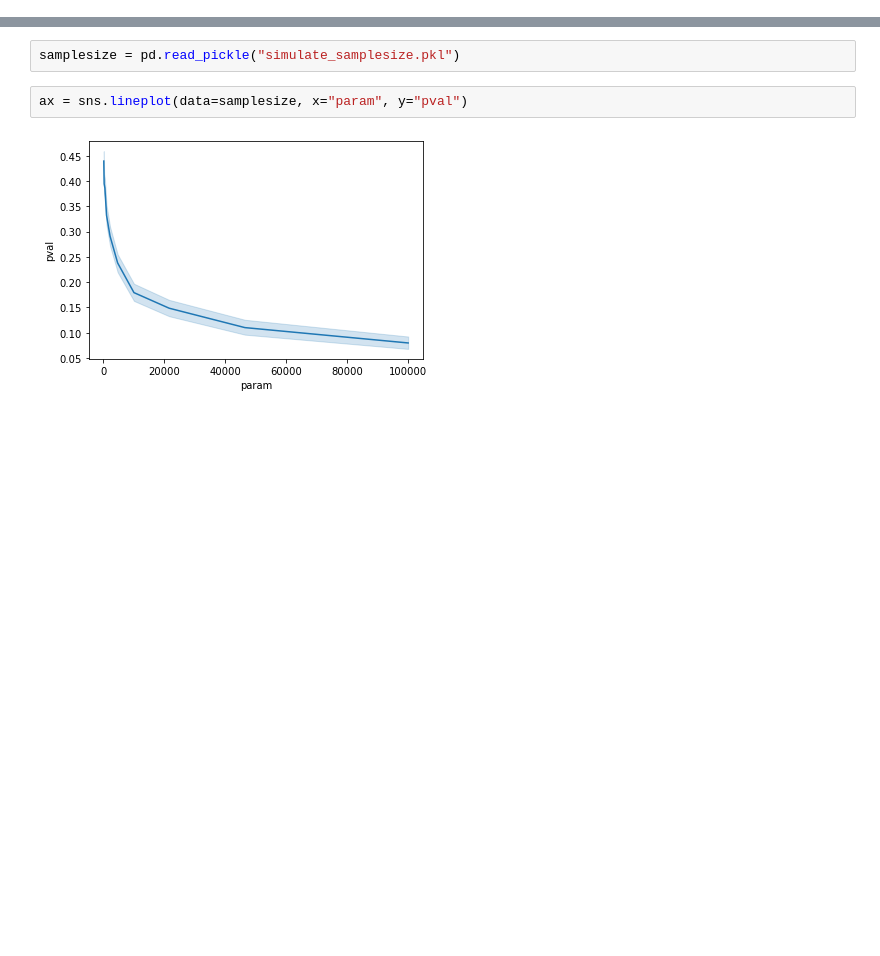
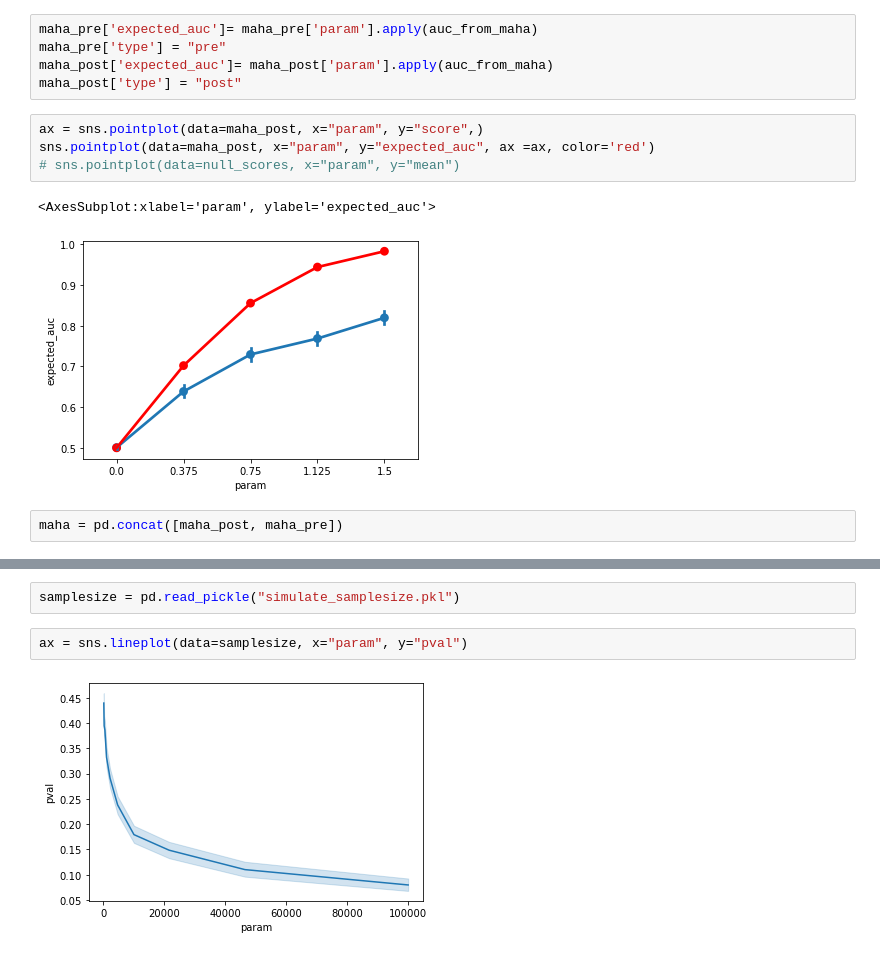
Before and after one commit to jrudoler/permutation-tests, a Jupyter notebook: data_viz.ipynb, the cells around one changed output, grey strips where cells are left out. Drawn from its saved outputs; the diff is of its cells as text; blank space fills up the shorter version.

```diff
--- a/data_viz.ipynb
+++ b/data_viz.ipynb
@@ -68,0 +73,14 @@ null_scores
+# %%
+maha_pre['expected_auc']= maha_pre['param'].apply(auc_from_maha)
+maha_pre['type'] = "pre"
+maha_post['expected_auc']= maha_post['param'].apply(auc_from_maha)
+maha_post['type'] = "post"
+# %%
+ax = sns.pointplot(data=maha_post, x="param", y="score",)
+sns.pointplot(data=maha_post, x="param", y="expected_auc", ax =ax, color='red')
+# sns.pointplot(data=null_scores, x="param", y="mean")
+# %% [output]
+<AxesSubplot:xlabel='param', ylabel='expected_auc'>
+[figure, added]
+# %%
+maha = pd.concat([maha_post, maha_pre])
```
Also changed, not shown: parts of 17 cells of this notebook, 3 other files.
